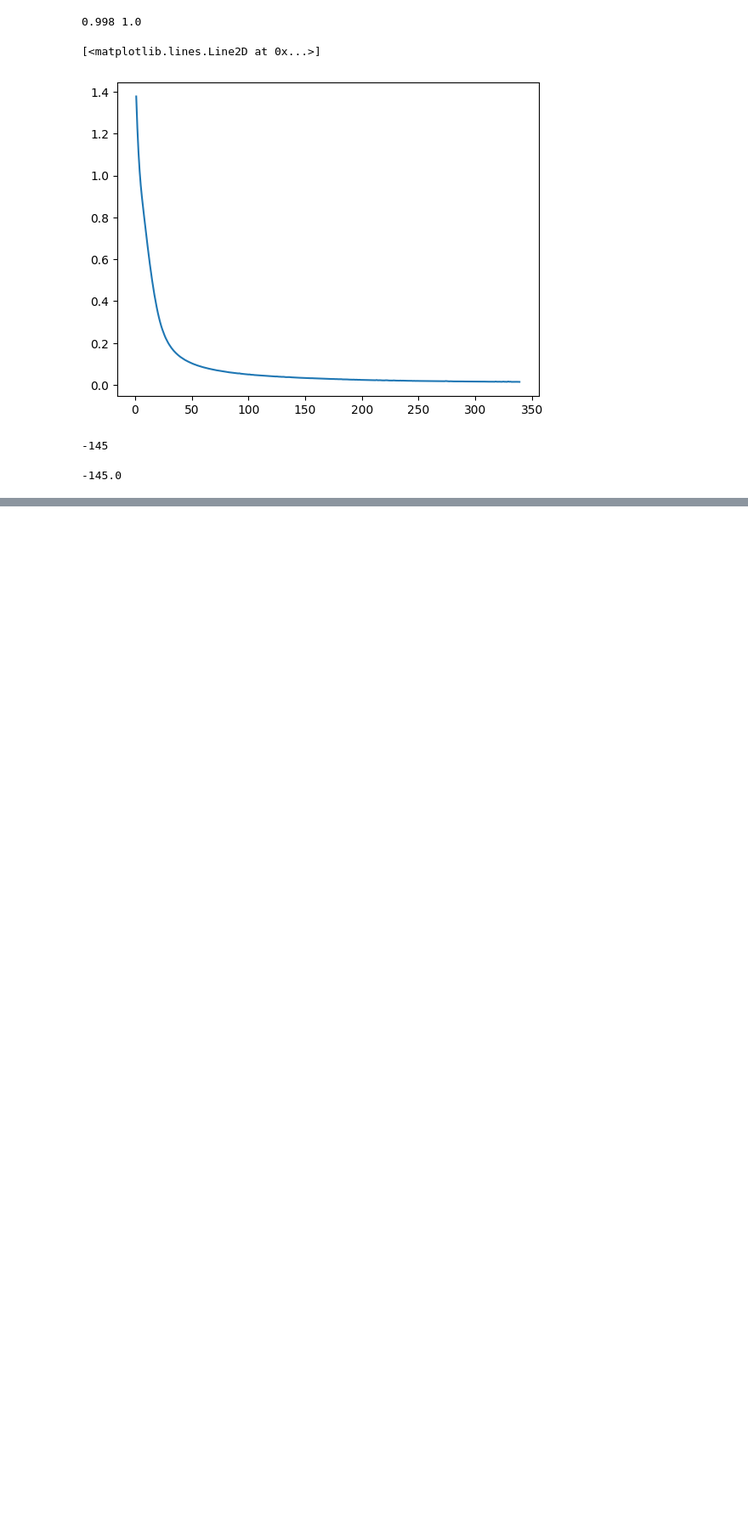
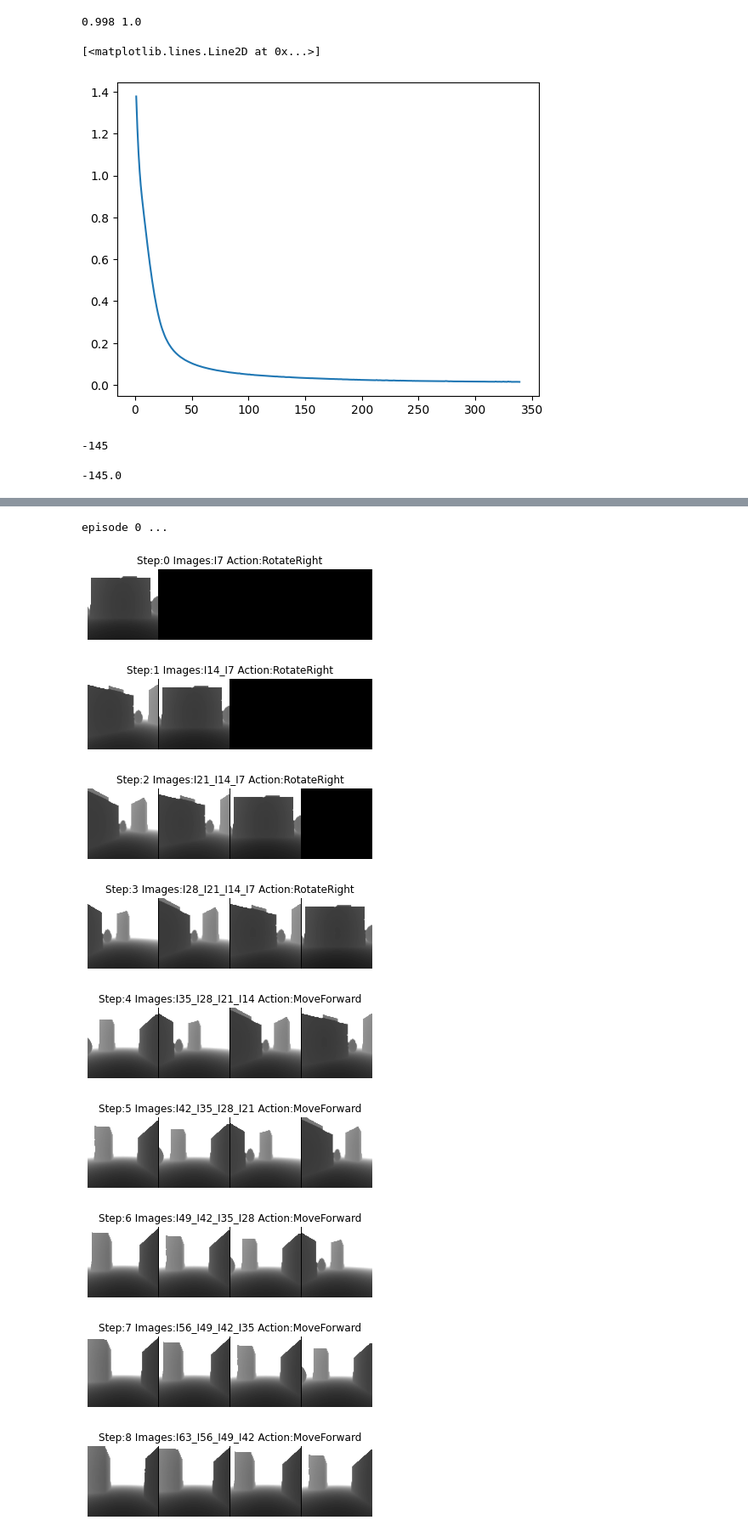
Before and after one commit to WreckItTim/rl_drone, a Jupyter notebook: Utility_Notebook.ipynb, the cells around one changed output, grey strips where cells are left out. Shown at 85% size. Saved outputs shown, nothing was run; the diff lists cells and outputs as text; code cells hidden in the pictures; blank space fills up the shorter version.

```diff
--- a/Utility_Notebook.ipynb
+++ b/Utility_Notebook.ipynb
@@ -164,0 +170,11 @@ math.degrees(a)
+# %%
+directory = 'temp/observations/'
+files = os.listdir(directory)
+np.set_printoptions(precision=2)
+observations = {}
+for file in files:
+    observation = np.load(directory + file)
+    observation_name = file.split('.')[0]
+    observations[observation_name] = observation
+    print(observation_name)
+    print(observation)
@@ -164,0 +228,39 @@ math.degrees(a)
+# %%
+directory = 'local/runs/alpha2/timsurface/evaluations/'
+evaluations = read_evaluations(directory)
+for evaluation, episodes in enumerate(evaluations):
+    for episode, states in enumerate(episodes):
+        print('episode', episode, '...')
+        for step, state in enumerate(states):
+            observation_component = state['observation_component']
+            transcribed_action = state['transcribed_action']
+            done = state['done']
+            if done:
+                termination_reason = state['termination_reason']
+            observation_name = observation_component.split('__')[1]
+            observation = observations[observation_name]
+            nBands = observation.shape[0]
+            nRows = observation.shape[1]
+            nCols = observation.shape[2]
+            view_shape = (nRows, nBands * nCols + nBands - 1)
+            side_by_side = np.zeros(view_shape, dtype=np.int16)
+            side_by_side
+            for band in range(nBands):
+                side_by_side[0:nRows, (band*nCols+band):(band*nCols+band)+nCols] = observation[band]
+            plt.imshow(side_by_side, cmap='gray')
+            plt.axis('off')
+            title = 'Step:' + str(step) + ' Images:' + observation_name + ' Action:' + transcribed_action
+            title += '' if not done else ' Terminated: ' + termination_reason
+            plt.title(title)
+            plt.show()
+# %% [output]
+episode 0 ...
+[figure, added]
+[figure, added]
+[figure, added]
+[figure, added]
+[figure, added]
+[figure, added]
+[figure, added]
+[figure, added]
+[figure, added]
```
Also changed, not shown: parts of 9 cells of this notebook, 13 other files.
